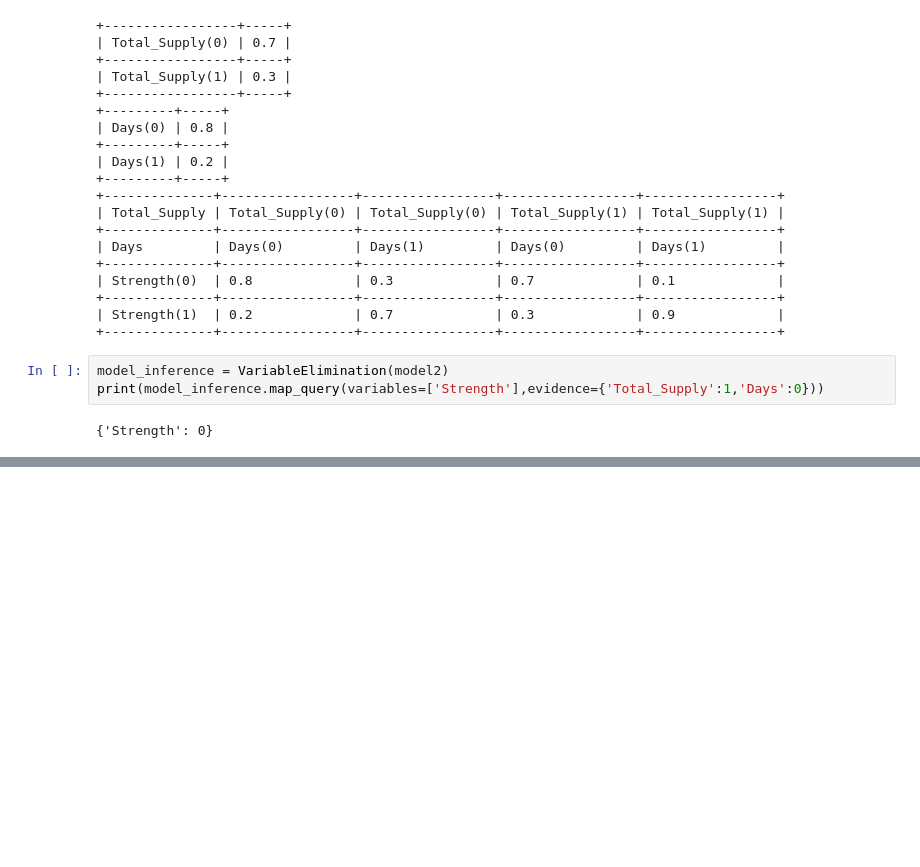
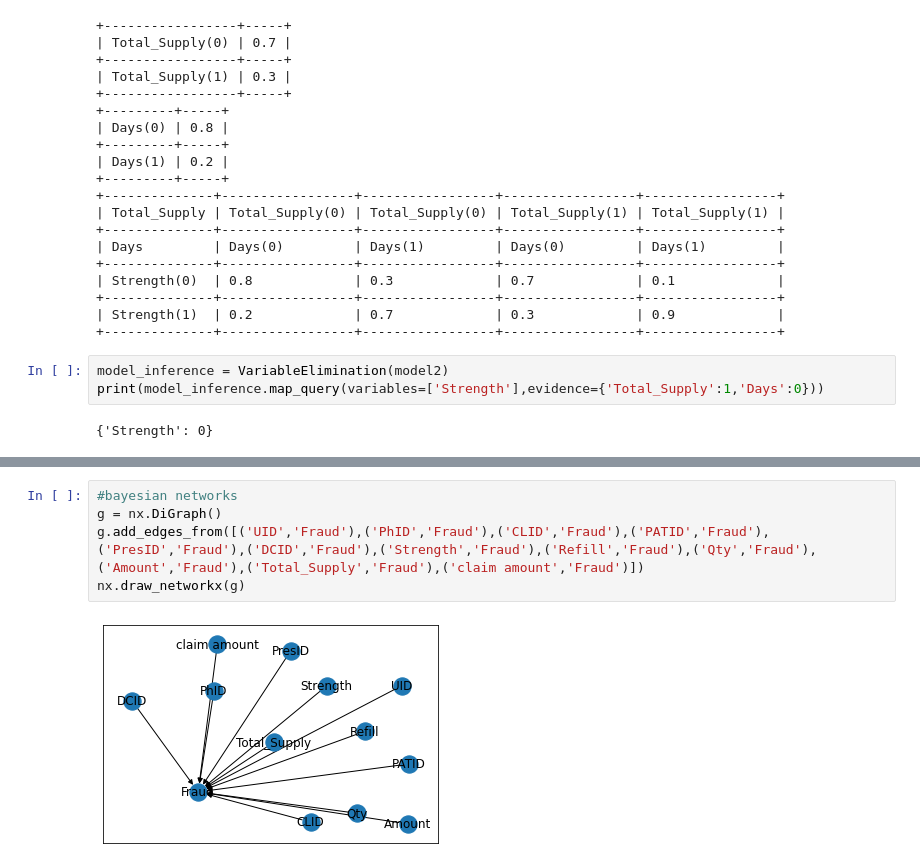
Before and after one commit to kunjkinger/machine-learning-projects, a Jupyter notebook: Claim_graphical_modelling.ipynb, the cells around one changed output, grey strips where cells are left out. Drawn from its saved outputs; the diff is of its cells as text; blank space fills up the shorter version.

```diff
--- a/Claim_graphical_modelling.ipynb
+++ b/Claim_graphical_modelling.ipynb
@@ -348,0 +452,7 @@ print(model_inference.map_query(variables=['Strength'],evidence={'Total_Supply':
+# %%
+#bayesian networks
+g = nx.DiGraph()
+g.add_edges_from([('UID','Fraud'),('PhID','Fraud'),('CLID','Fraud'),('PATID','Fraud'),('PresID','Fraud'),('DCID','Fraud'),('Strength','Fraud'),('Refill','Fraud'),('Qty','Fraud'),('Amount','Fraud'),('Total_Supply','Fraud'),('claim amount','Fraud')])
+nx.draw_networkx(g)
+# %% [output]
+[figure, added]
```
Also changed, not shown: parts of 34 cells of this notebook.
